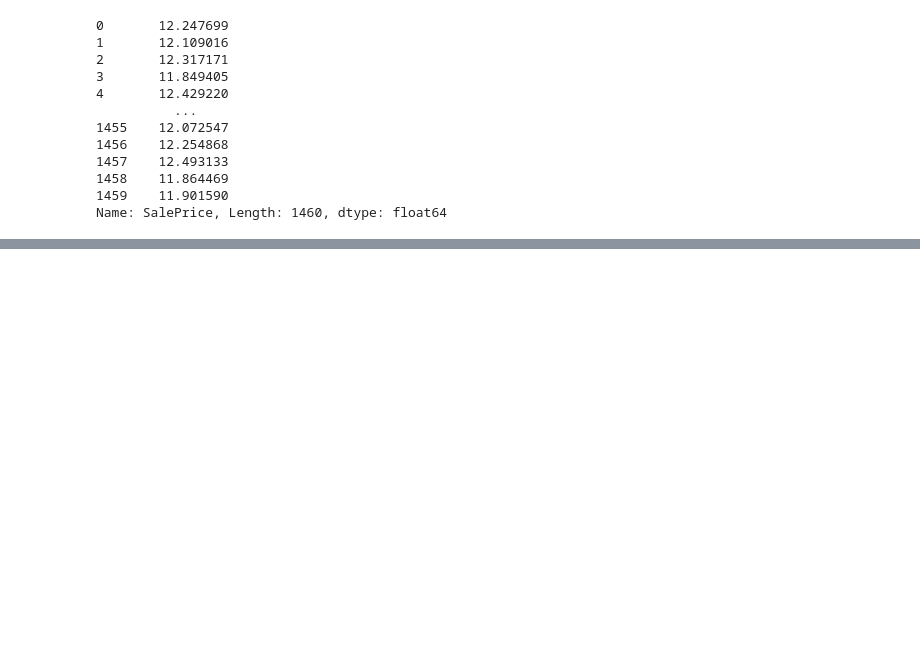
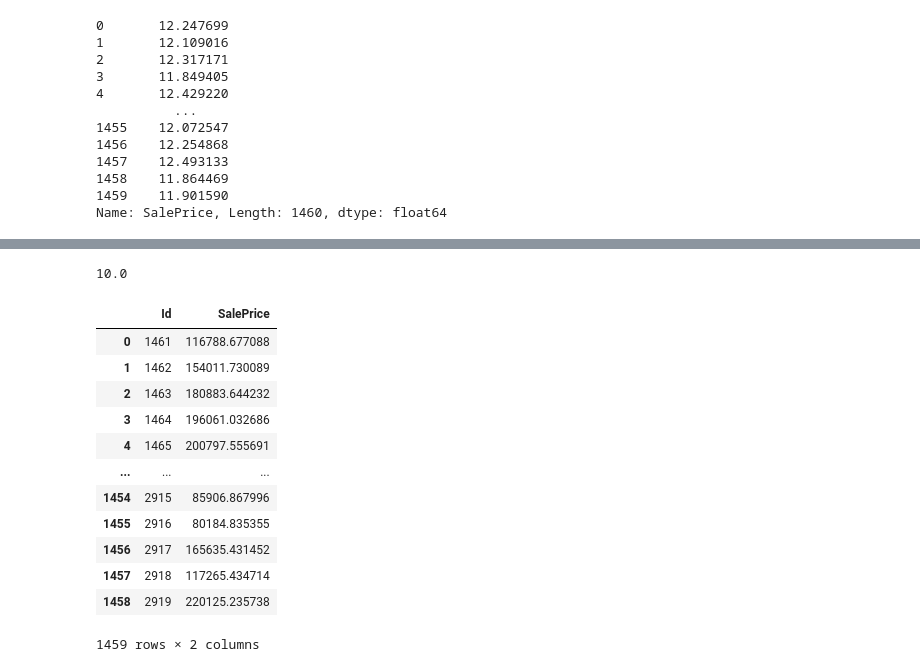
Before and after one commit to vivi1231/0805, a Jupyter notebook: house_linear.ipynb, the cells around one changed output, grey strips where cells are left out. Saved outputs shown, nothing was run; the diff lists cells and outputs as text; code cells hidden in the pictures; blank space fills up the shorter version.

```diff
--- a/house_linear.ipynb
+++ b/house_linear.ipynb
@@ -249,0 +284,28 @@ Name: SalePrice, Length: 1460, dtype: float64
+# %%
+cv = RidgeCV(cv=10)
+cv.fit(x_train, y_train_log1p)
+print(cv.alpha_)
+model = Ridge(cv.alpha_)
+model.fit(x_train, y_train_log1p)
+pre = model.predict(x_predict)
+result = pd.DataFrame({
+    "Id":test_df["Id"],
+    "SalePrice":np.expm1(pre)
+})
+result.to_csv("ridge.csv", encoding="utf-8", index=False)
+result
+# %% [output]
+10.0
+|  | Id | SalePrice |
+| 0 | 1461 | 116788.677088 |
+| 1 | 1462 | 154011.730089 |
+| 2 | 1463 | 180883.644232 |
+| 3 | 1464 | 196061.032686 |
+| 4 | 1465 | 200797.555691 |
+| ... | ... | ... |
+| 1454 | 2915 | 85906.867996 |
+| 1455 | 2916 | 80184.835355 |
+| 1456 | 2917 | 165635.431452 |
+| 1457 | 2918 | 117265.434714 |
+| 1458 | 2919 | 220125.235738 |
+1459 rows × 2 columns
```
Also changed, not shown: parts of 3 cells of this notebook.
